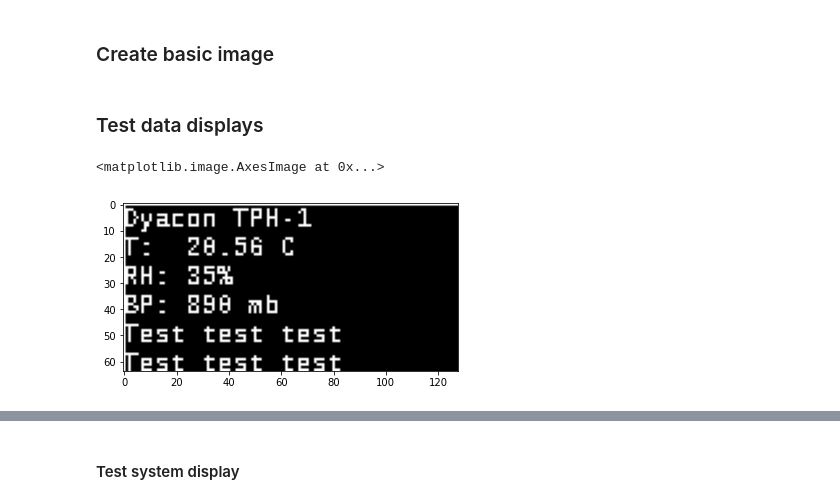
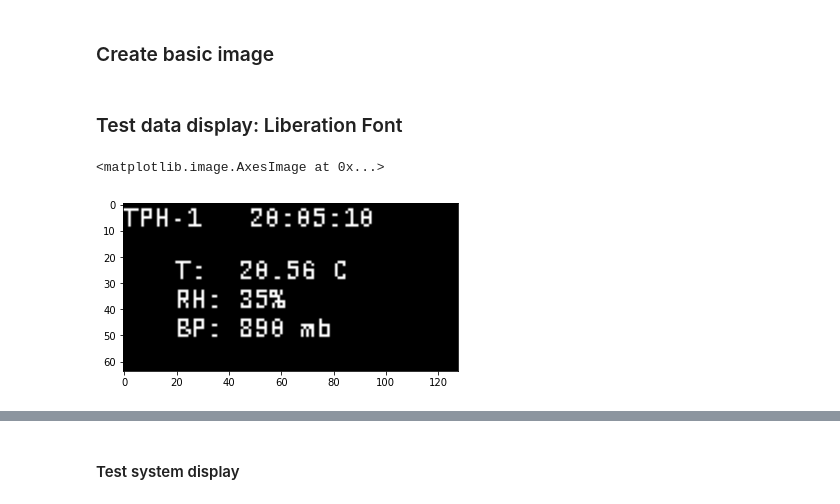
Before and after one commit to dyacon/pyMDL, a Jupyter notebook: pymdl/display/disptest.ipynb, the cells around one changed output, grey strips where cells are left out. Cells and saved outputs as stored; diff of their text form; code cells hidden in the pictures.

```diff
--- a/pymdl/display/disptest.ipynb
+++ b/pymdl/display/disptest.ipynb
@@ -15,27 +14,32 @@ fnt = ImageFont.truetype('LiberationMono-Regular.ttf',10)
 d = ImageDraw.Draw(im)
+# %%
+#Define font
+libm = ImageFont.truetype('LiberationMono-Regular.ttf',10)
 # %% [markdown]
-### Test data displays
+### Test data display: Liberation Font
 # %%
 #Clear image
-d.rectangle([(0,0),(128,64)],fill=0,outline=255)
+d.rectangle([(0,0),(128,64)],fill=0)
 
 #Display content
-teststr = ('Dyacon TPH-1\n'
-           'T:  20.56 C\n'
+headstr = 'TPH-1   20:05:10'
+datastr = ('T:  20.56 C\n'
            'RH: 35%\n'
-           'BP: 890 mb\n'
-           'Test test test\n'
-           'Test test test\n')
+           'BP: 890 mb\n')
 
+d.text((0,0),headstr,font=libm,fill=255)
 d.multiline_text(
-        (0,0),
-        teststr,
-        font=fnt,
+        (20,20),
+        datastr,
+        font=libm,
         fill=255,
         spacing=2)
 
+#Draw a rectangle to indicate more data
+d.polygon([(50,110),(50,120),(55,105)],fill=255)
+
 npim = np.asarray(im)
 plt.imshow(npim,cmap='gray')
 # %% [output]
 <matplotlib.image.AxesImage at 0x...>
-[figure, old version]
+[figure, new version]
```
Also changed, not shown: parts of 6 cells of this notebook.
